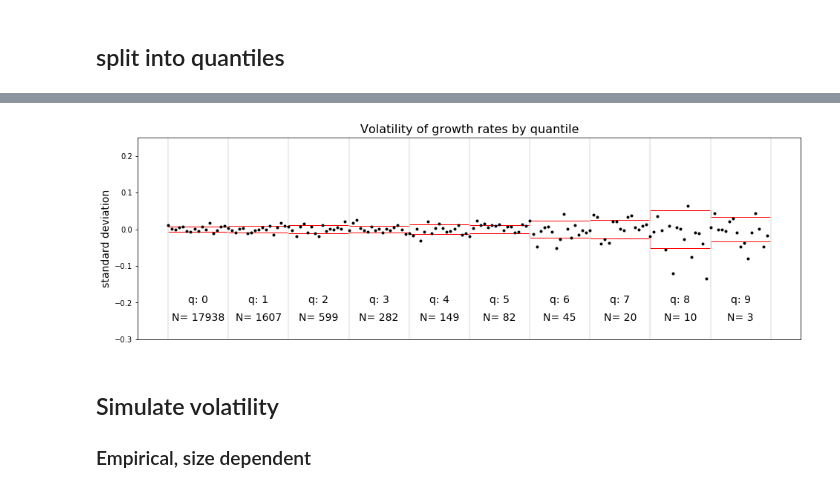
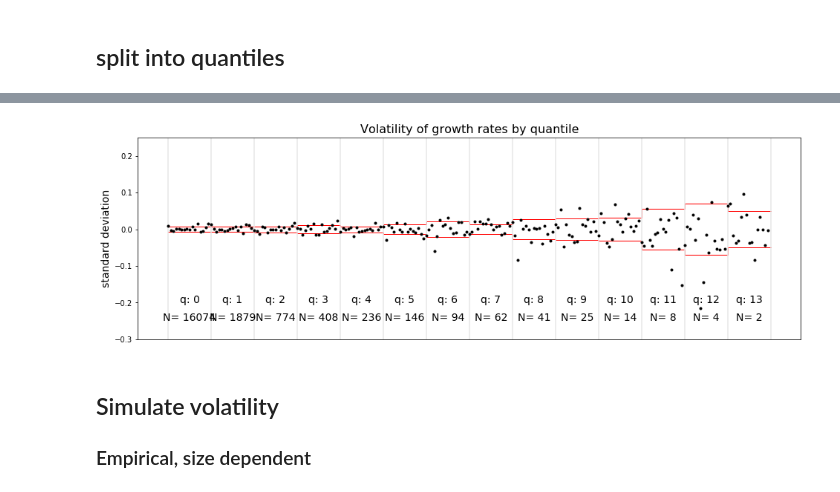
Before and after one commit to matuteiglesias/French_exports_bkp, a Jupyter notebook: code/notebooks/Std of quantiles.ipynb, the cells around one changed output, grey strips where cells are left out. Drawn from its saved outputs; the diff is of its cells as text; code cells hidden in the pictures.

```diff
--- a/code/notebooks/Std of quantiles.ipynb
+++ b/code/notebooks/Std of quantiles.ipynb
@@ -47,7 +65,17 @@ cuadro = df.set_index(['ID', 'YEAR'])['VART'].unstack().dropna()
+# %%
+cuadro = df.set_index(['ID', 'YEAR'])['VART'].unstack().dropna()
+
+Q = 14
+cuadro['quantile'] = pd.cut(cuadro.mean(1).sort_values().cumsum(), Q)
+I = Q
+
+# cuadroq_ = cuadro.loc[cuadro['quantile'] != cuadro['quantile'].sort_values().values[0]]
+# cuadroq1 = cuadro.loc[cuadro['quantile'] == cuadro['quantile'].sort_values().values[0]]
+# cuadroq1['quantile'] = pd.cut(cuadroq1.mean(1).sort_values().cumsum()**(1/2), Q)
+# cuadro = pd.concat([cuadroq_, cuadroq1])
+# I = Q + Q -1
 # %%
-Q = 10
 
-cuadro['quantile'] = pd.cut(cuadro.mean(1).sort_values().cumsum(), Q)
 # cuadro['quantile'].value_counts() #N.
 
 # Sizes
@@ -60,7 +88,7 @@ N = cuadro['quantile'].value_counts()
 
 # firm level Std
 std_q = []
-for q in cuadro['quantile'].unique().sort_values():
+for q in cuadro['quantile'].sort_values().unique():
     q_chunk = cuadro.loc[cuadro['quantile'] == q].drop('quantile', axis = 1)
     log_chunk = np.log10(q_chunk).replace(-np.inf, np.nan).replace(np.inf, np.nan)
     std_q += [log_chunk.diff(axis = 1).dropna(axis = 1, how = 'all').stack().std()]
@@ -68,7 +96,7 @@ for q in cuadro['quantile'].unique().sort_values():
 std = pd.Series(std_q, index = cuadro['quantile'].unique(), name='std').sort_index()
 
 quantile_total = pd.DataFrame(cuadro.groupby('quantile').sum().values,
-                              index = range(Q), columns=range(1997, 2014))
+                              index = range(I), columns=range(1997, 2014))
 
 quantile_diff = np.log10(quantile_total).T.diff()
 quantile_diff_dem = (quantile_diff.T - quantile_diff.median(1)).T
@@ -93,33 +118,33 @@ long.index = long.index.get_level_values(0)#.plot()
 # %%
 fig, ax = plt.subplots(1, figsize = (16, 5))
 
 ax.plot(range(len(long)), long, lw = 0, marker = '.', c =  'k')
 
 stds = long.groupby(level = 0).std()
 stds = stds.append(pd.Series({len(stds): stds.loc[len(stds) - 1]}))
 
 ax.step((2013 - 1997)*stds.index, stds, where='post', label='post', color = 'r', lw = 1, zorder = -20)
 ax.step((2013 - 1997)*stds.index, -stds, where='post', label='post', color = 'r', lw = 1, zorder = -20)
 
-for l in range(Q + 1):
+for l in range(I + 1):
     ax.axvline((2013 - 1997)*l, c = '.9', linestyle = '-', zorder = -10)
 
 ax.set_ylim(-.3, .25)
 
-for q in range(Q):
+for q in range(I):
 #     print()
     ax.annotate('q: '+str(q),
             xy=(16*q + 8, -.2), ha="center", fontsize=14)
     ax.annotate('N= '+str(N.iloc[q]),
             xy=(16*q + 8, -.25), ha="center", fontsize=14)
 
 ax.set_xticks([])
 ax.set_ylabel('standard deviation', fontsize = 14)
 ax.set_title('Volatility of growth rates by quantile', fontsize = 16)
 plt.savefig('./../../../thesis_writing/figures/volatilities_quantile.png', dpi = 300)
 plt.show()
 # %% [output]
-[figure, old version]
+[figure, new version]
 # %% [markdown]
 ## Simulate volatility
 ### Empirical, size dependent
```
Also changed, not shown: parts of 25 cells of this notebook, 10 other files.
